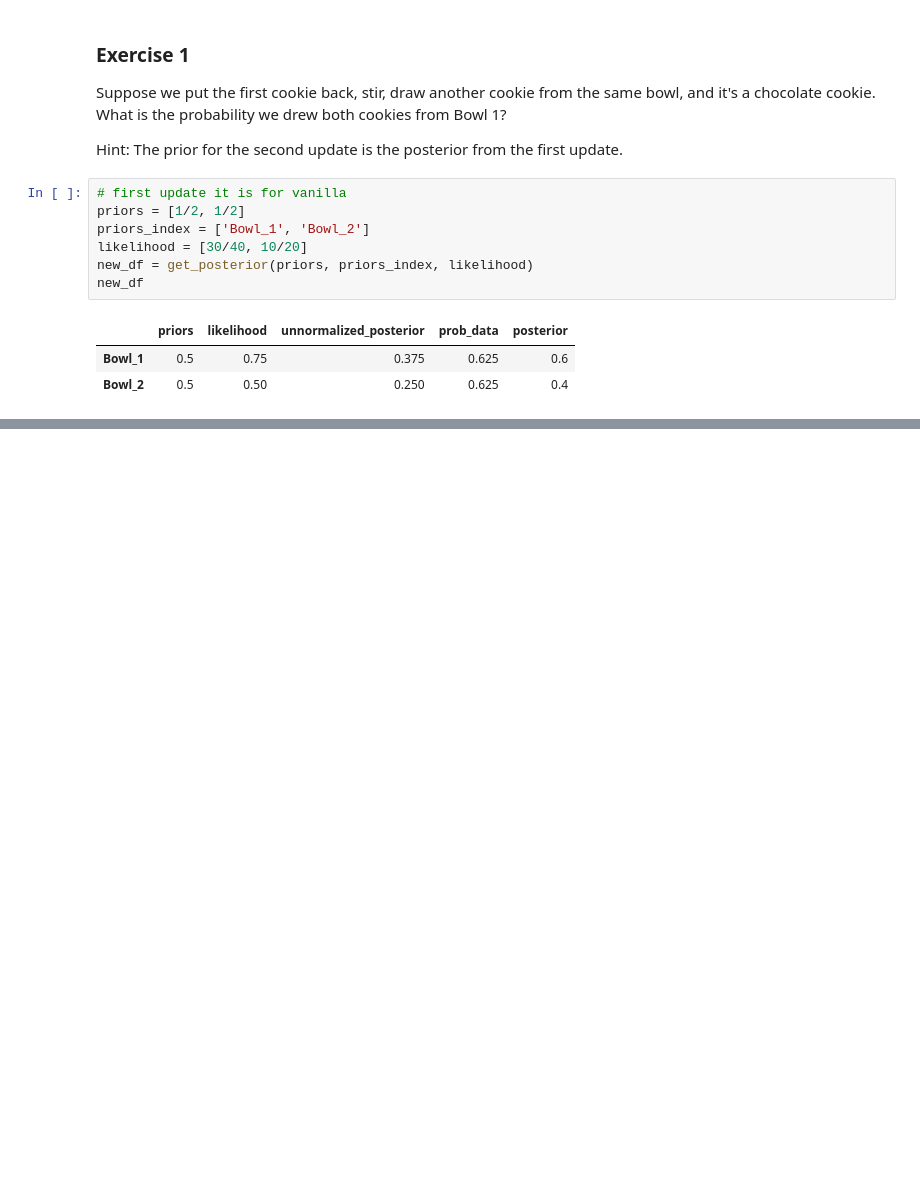
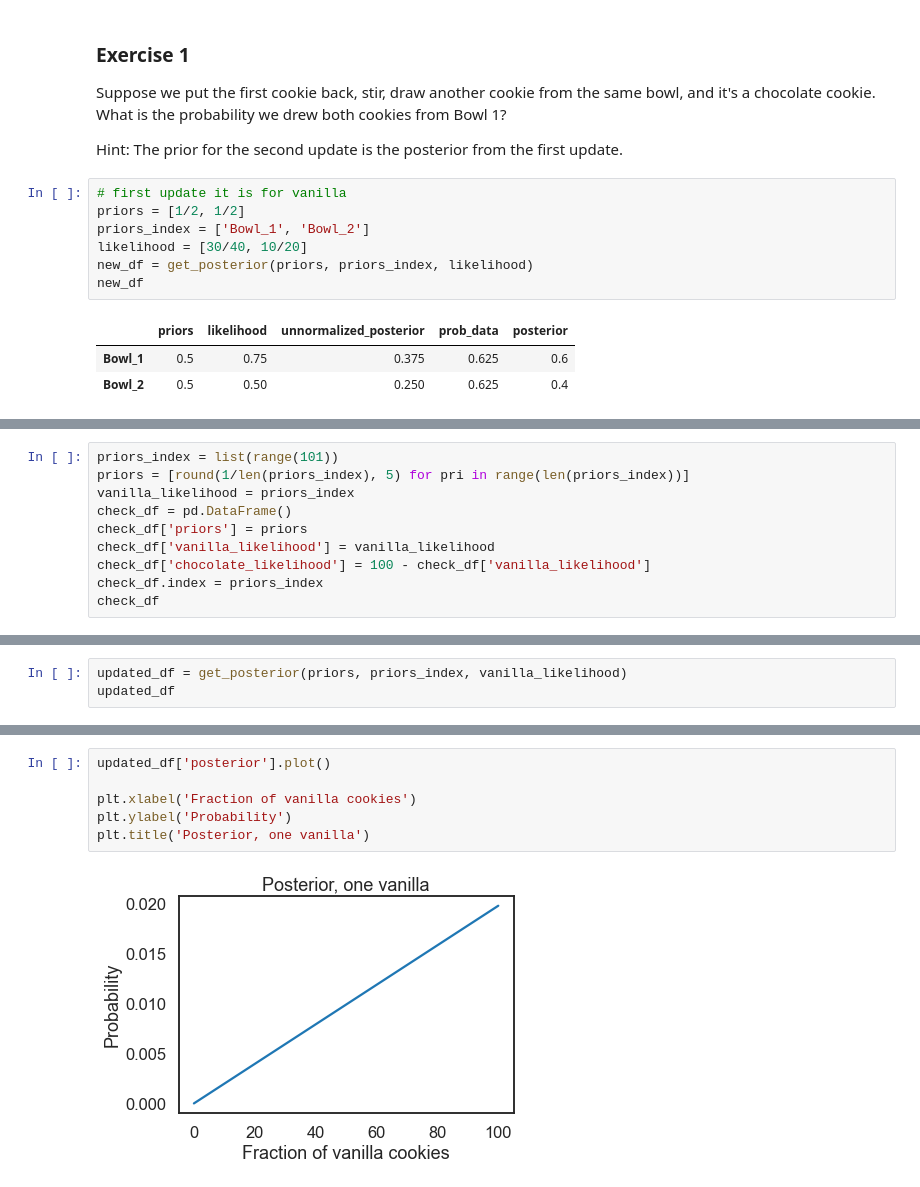
Before and after one commit to arjunjanamatti/open_cv_from_freecodecamp, a Jupyter notebook: bayesian_made_simple/cookie_01.ipynb, the cells around one changed output, grey strips where cells are left out. Saved outputs shown, nothing was run; the diff lists cells and outputs as text; blank space fills up the shorter version.

Commit message:
cookie and 101 bowl problem completed

```diff
--- a/bayesian_made_simple/cookie_01.ipynb
+++ b/bayesian_made_simple/cookie_01.ipynb
@@ -91,0 +97,10 @@ p_h_d_2
+# %%
+priors_index = list(range(101))
+priors = [round(1/len(priors_index), 5) for pri in range(len(priors_index))]
+vanilla_likelihood = priors_index
+check_df = pd.DataFrame()
+check_df['priors'] = priors
+check_df['vanilla_likelihood'] = vanilla_likelihood
+check_df['chocolate_likelihood'] = 100 - check_df['vanilla_likelihood']
+check_df.index = priors_index
+check_df
@@ -91,0 +121,3 @@ p_h_d_2
+# %%
+updated_df = get_posterior(priors, priors_index, vanilla_likelihood)
+updated_df
@@ -91,0 +138,8 @@ p_h_d_2
+# %%
+updated_df['posterior'].plot()
+
+plt.xlabel('Fraction of vanilla cookies')
+plt.ylabel('Probability')
+plt.title('Posterior, one vanilla')
+# %% [output]
+[figure, added]
```
Also changed, not shown: parts of 18 cells of this notebook.
